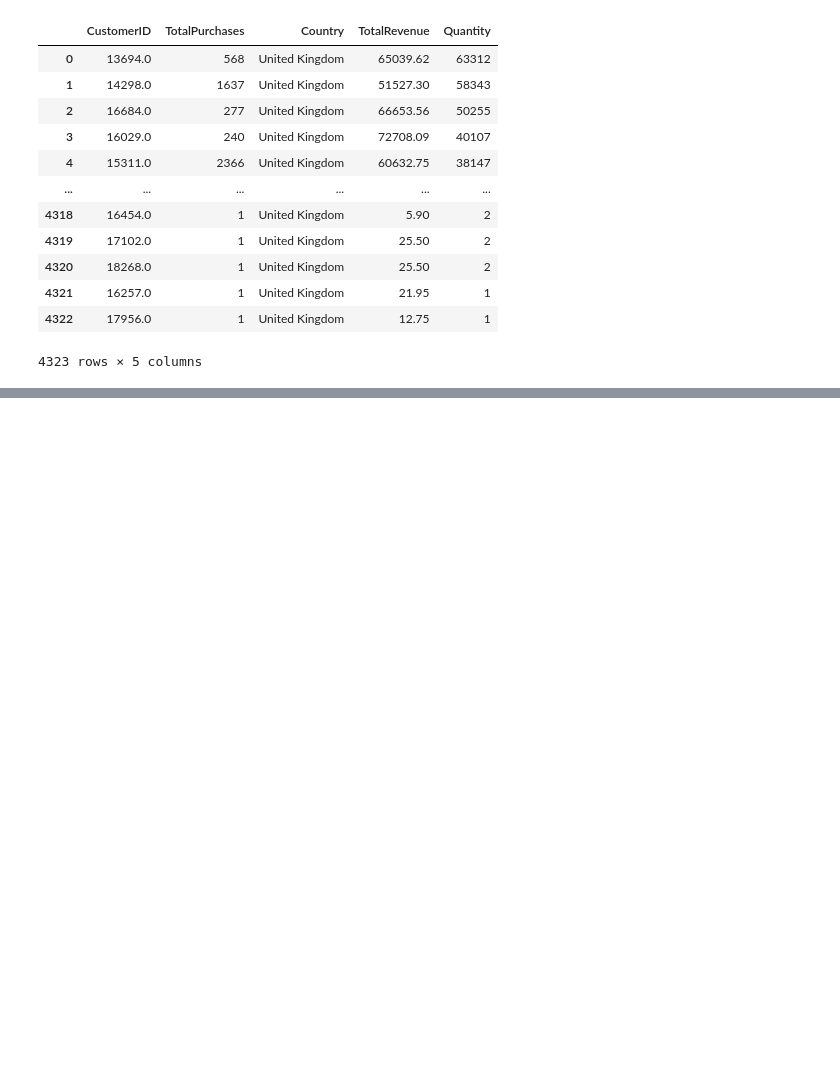
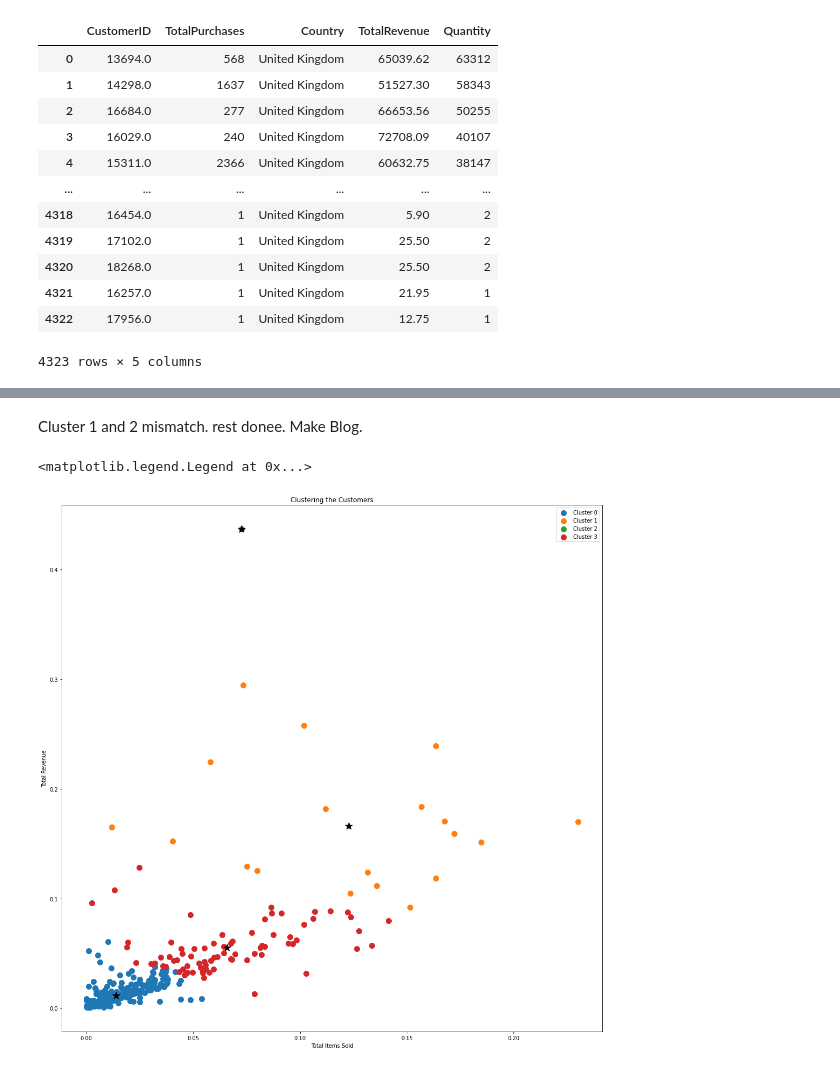
Before and after one commit to rajdeepmondal1/customer-segmentation, a Jupyter notebook: Customer_Segmentation_Arpan_+_Rajdeep.ipynb, the cells around one changed output, grey strips where cells are left out. Cells and saved outputs as stored; diff of their text form; code cells hidden in the pictures; blank space fills up the shorter version.

```diff
--- a/Customer_Segmentation_Arpan_+_Rajdeep.ipynb
+++ b/Customer_Segmentation_Arpan_+_Rajdeep.ipynb
@@ -858,0 +1153,3 @@ df_removed_outliers
+# %%
+df_not_uk=df[df["Country"]!="United Kingdom"]
+df_not_uk
@@ -858,0 +1170,22 @@ df_removed_outliers
+# %% [markdown]
+Cluster 1 and 2 mismatch. rest donee. Make Blog.
+# %%
+km=KMeans(n_clusters=4)
+points=df_not_uk[["TotalPurchases_scaled","TotalRevenue_scaled","Quantity_scaled"]].to_numpy()
+y_km=km.fit_predict(points)
+
+fig, axes = plt.subplots(1,1,figsize=(18, 18))
+Cluster_0=plt.scatter(points[y_km ==0,0], points[y_km == 0,1], s=100)
+Cluster_1=plt.scatter(points[y_km ==1,0], points[y_km == 1,1], s=100)
+Cluster_2=plt.scatter(points[y_km ==2,0], points[y_km == 2,1], s=100)
+Cluster_3=plt.scatter(points[y_km ==3,0], points[y_km == 3,1], s=100)
+
+
+plt.scatter(km.cluster_centers_[:,0],km.cluster_centers_[:,1],color='black',marker='*',label='centroid',s=200)
+plt.xlabel('Total Items Sold')
+plt.ylabel('Total Revenue')
+plt.title('Clustering the Customers')
+plt.legend([Cluster_0,Cluster_1,Cluster_2,Cluster_3],['Cluster 0','Cluster 1','Cluster 2','Cluster 3'])
+# %% [output]
+<matplotlib.legend.Legend at 0x...>
+[figure, added]
```
Also changed, not shown: parts of 52 cells of this notebook.
